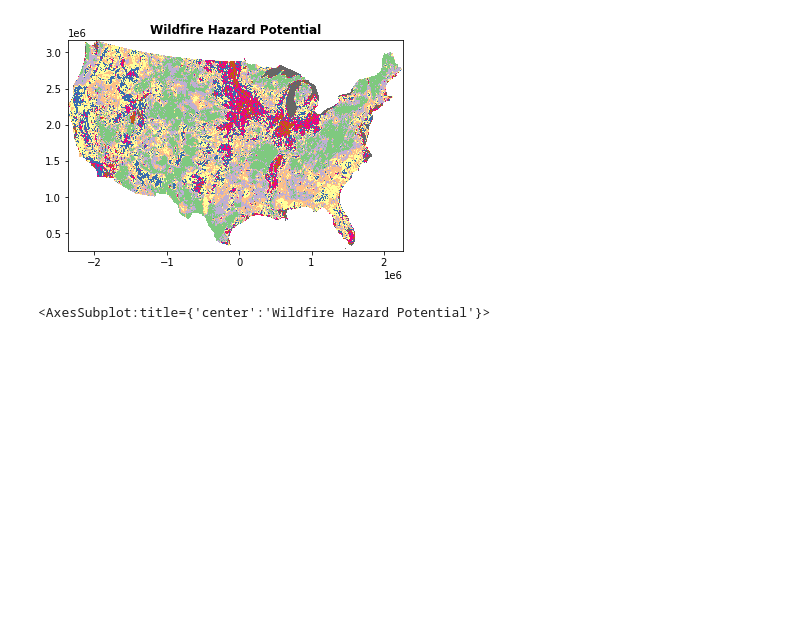
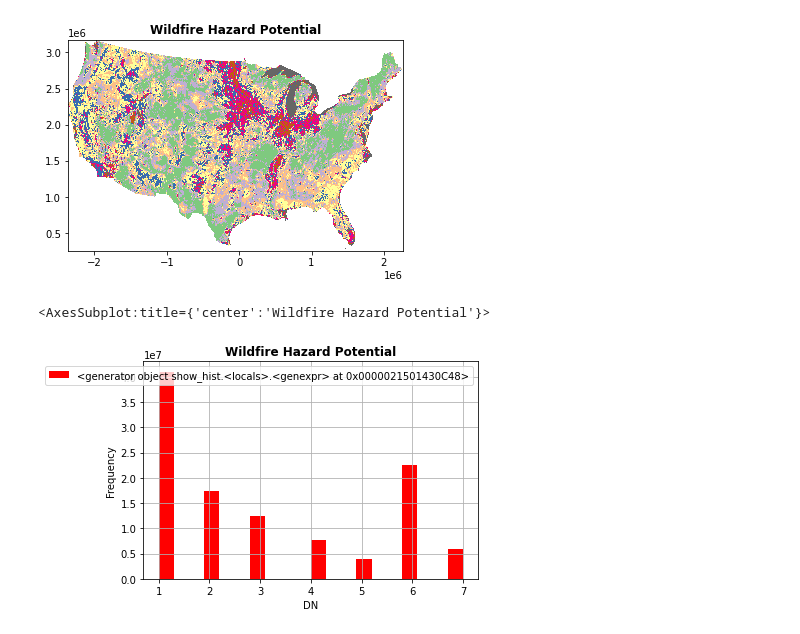
Before and after one commit to zac-stanley/us-communities-fire, a Jupyter notebook: notebooks/zs_data_exploration.ipynb, the cells around one changed output. Drawn from its saved outputs; the diff is of its cells as text; code cells hidden in the pictures; blank space fills up the shorter version.

```diff
--- a/notebooks/zs_data_exploration.ipynb
+++ b/notebooks/zs_data_exploration.ipynb
@@ -120,0 +119,5 @@ show_hist(whp, bins=10, title='Wildfire Hazard Potential')
+# %%
+# plot distribution of hazard classes 1 being very low, 5 being very high and 7 being water
+show_hist(whp, bins=20, title='Wildfire Hazard Potential')
+# %% [output]
+[figure, added]
```
Also changed, not shown: parts of 1 cell of this notebook.
